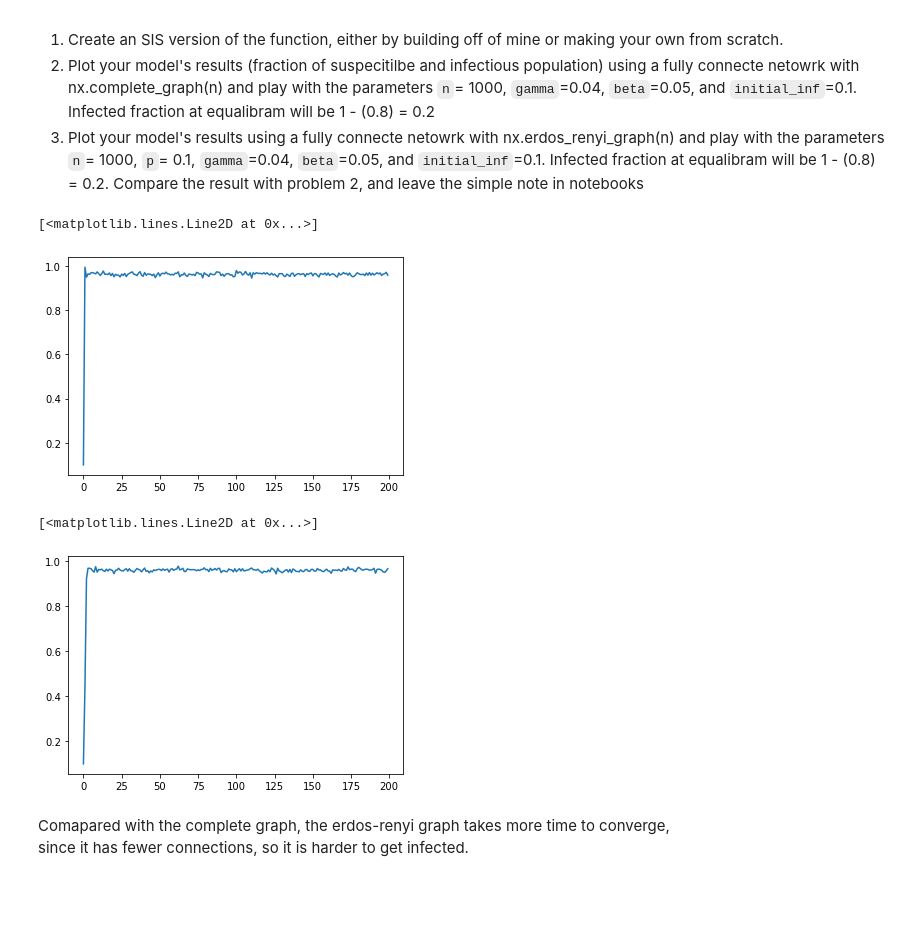
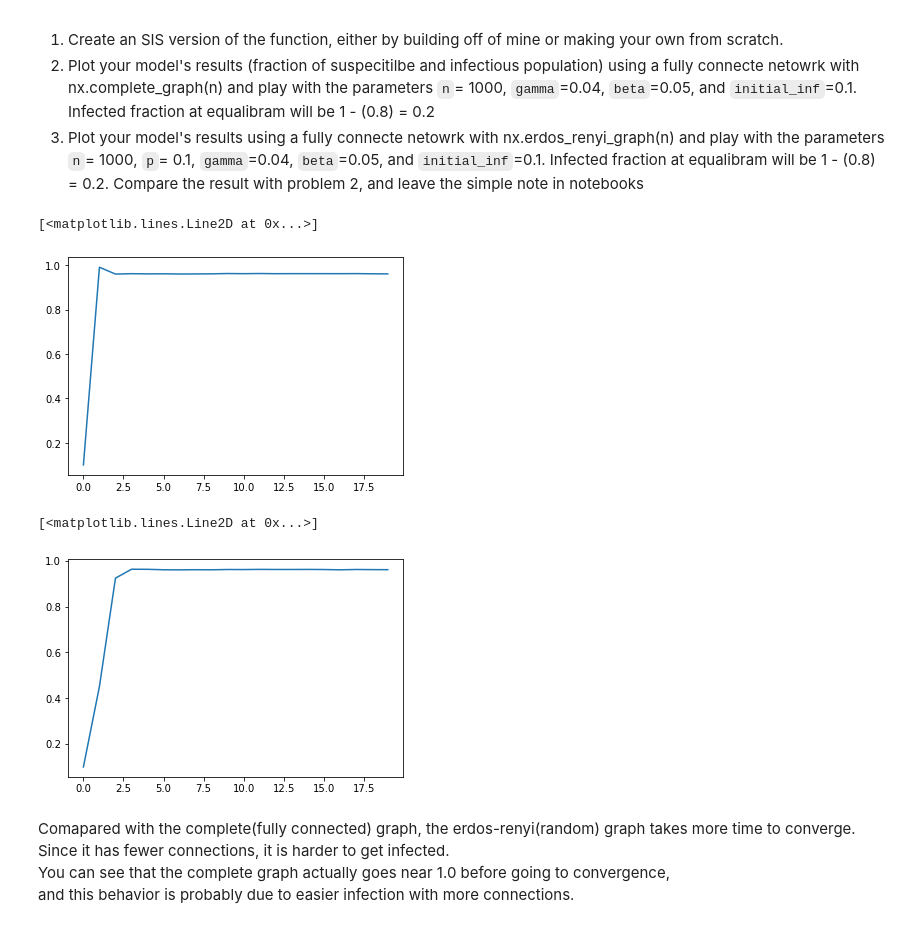
Before and after one commit to imnotkind/jungsigi, a Jupyter notebook: lab8,9/epidemics_assignment.ipynb, the cells around one changed output. Saved outputs shown, nothing was run; the diff lists cells and outputs as text; code cells hidden in the pictures; blank space fills up the shorter version.

```diff
--- a/lab8,9/epidemics_assignment.ipynb
+++ b/lab8,9/epidemics_assignment.ipynb
@@ -154,25 +154,27 @@ import matplotlib.pyplot as plt
 # %%
 full_graph = nx.complete_graph(1000)
 
-plt.plot(SIS(full_graph, tmax=200, beta=0.05, gamma=0.04, initial_inf=0.1))
-#plt.plot( np.mean([SIS(full_graph, tmax=20, beta=0.05, gamma=0.04, initial_inf=0.1) for i in range(50)], axis=0) )
+
+plt.plot( np.mean([SIS(full_graph, tmax=20, beta=0.05, gamma=0.04, initial_inf=0.1) for i in range(50)], axis=0) )
 # %% [output]
 [<matplotlib.lines.Line2D at 0x...>]
-[figure, old version]
+[figure, new version]
 # %%
 rnd_graph = nx.erdos_renyi_graph(1000, 0.1)
 
 # We want to make sure that the graph is connected, so we will only take the largest
 # connected component, as disconnected parts can't be infected or transmit infection:
 largest_component = max(nx.connected_components(rnd_graph), key=len)
 # above returns a set of nodes, so we use it to creat a subgraph
 largest_component = rnd_graph.subgraph(largest_component)
 
-plt.plot(SIS(largest_component, tmax=200, beta=0.05, gamma=0.04, initial_inf=0.1))
-#plt.plot( np.mean([SIS(largest_component, tmax=20, beta=0.05, gamma=0.04, initial_inf=0.1) for i in range(50)], axis=0) )
+
+plt.plot( np.mean([SIS(largest_component, tmax=20, beta=0.05, gamma=0.04, initial_inf=0.1) for i in range(50)], axis=0) )
 # %% [output]
 [<matplotlib.lines.Line2D at 0x...>]
-[figure, old version]
+[figure, new version]
 # %% [markdown]
-Comapared with the complete graph, the erdos-renyi graph takes more time to converge,
-since it has fewer connections, so it is harder to get infected.
+Comapared with the complete(fully connected) graph, the erdos-renyi(random) graph takes more time to converge.
+Since it has fewer connections, it is harder to get infected.
+You can see that the complete graph actually goes near 1.0 before going to convergence,
+and this behavior is probably due to easier infection with more connections.
```
